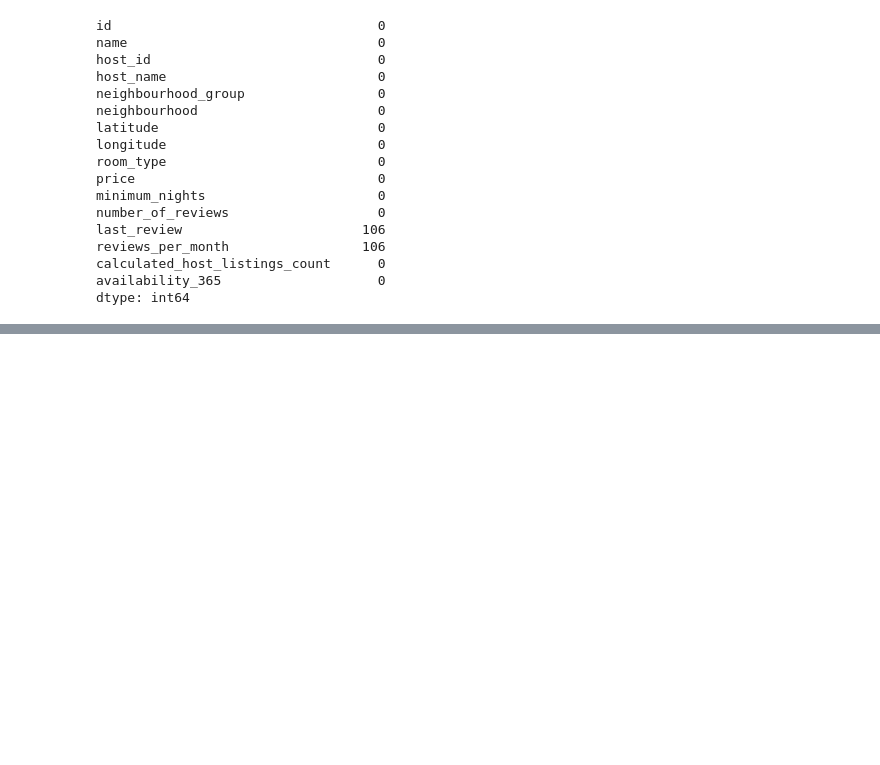
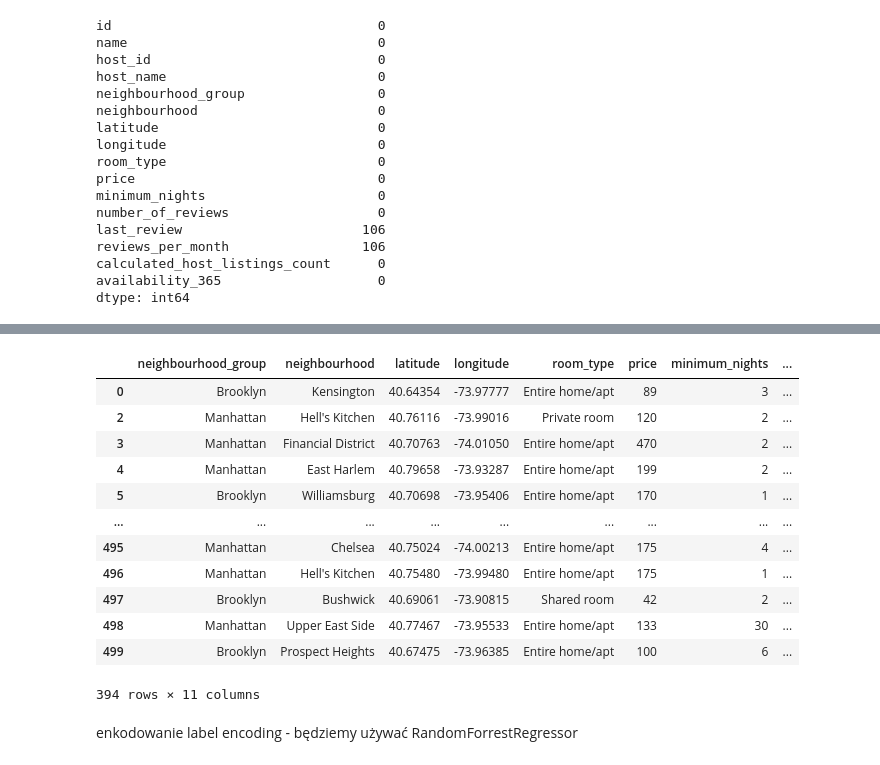
Before and after one commit to dzian1s/ASI-ML-2025-zespol, a Jupyter notebook: notebooks/01_eda.ipynb, the cells around one changed output, grey strips where cells are left out. Cells and saved outputs as stored; diff of their text form; code cells hidden in the pictures; blank space fills up the shorter version.

```diff
--- a/notebooks/01_eda.ipynb
+++ b/notebooks/01_eda.ipynb
@@ -85,0 +123,20 @@ for col in cat_cols:
+# %%
+data_dropped = data.drop(columns=['id', 'name', 'host_id', 'host_name', 'last_review'])
+# %%
+data_dropped
+# %% [output]
+|  | neighbourhood_group | neighbourhood | latitude | longitude | room_type | price | minimum_nights | ... |
+| 0 | Brooklyn | Kensington | 40.64354 | -73.97777 | Entire home/apt | 89 | 3 | ... |
+| 2 | Manhattan | Hell's Kitchen | 40.76116 | -73.99016 | Private room | 120 | 2 | ... |
+| 3 | Manhattan | Financial District | 40.70763 | -74.01050 | Entire home/apt | 470 | 2 | ... |
+| 4 | Manhattan | East Harlem | 40.79658 | -73.93287 | Entire home/apt | 199 | 2 | ... |
+| 5 | Brooklyn | Williamsburg | 40.70698 | -73.95406 | Entire home/apt | 170 | 1 | ... |
+| ... | ... | ... | ... | ... | ... | ... | ... | ... |
+| 495 | Manhattan | Chelsea | 40.75024 | -74.00213 | Entire home/apt | 175 | 4 | ... |
+| 496 | Manhattan | Hell's Kitchen | 40.75480 | -73.99480 | Entire home/apt | 175 | 1 | ... |
+| 497 | Brooklyn | Bushwick | 40.69061 | -73.90815 | Shared room | 42 | 2 | ... |
+| 498 | Manhattan | Upper East Side | 40.77467 | -73.95533 | Entire home/apt | 133 | 30 | ... |
+| 499 | Brooklyn | Prospect Heights | 40.67475 | -73.96385 | Entire home/apt | 100 | 6 | ... |
+394 rows × 11 columns
+# %% [markdown]
+enkodowanie label encoding - będziemy używać RandomForrestRegressor
```
Also changed, not shown: parts of 9 cells of this notebook, 1 other file.
